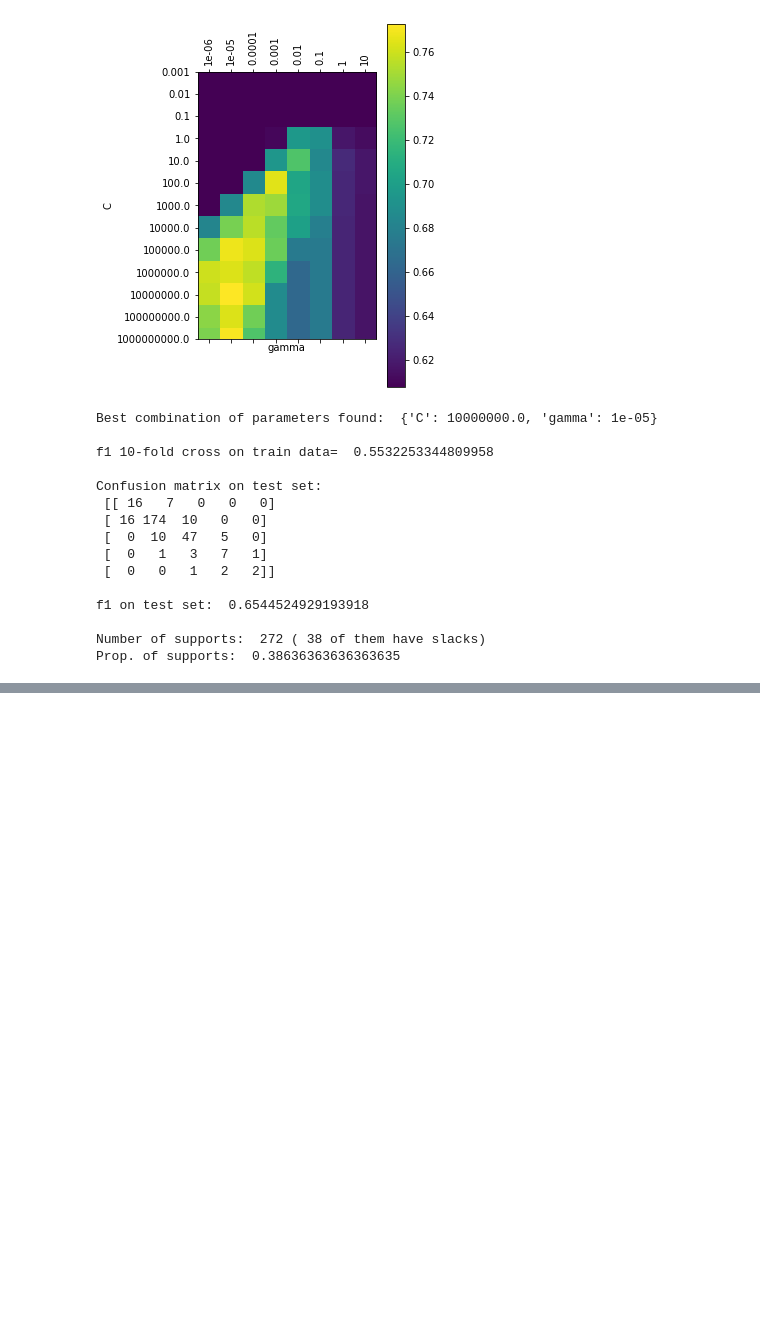
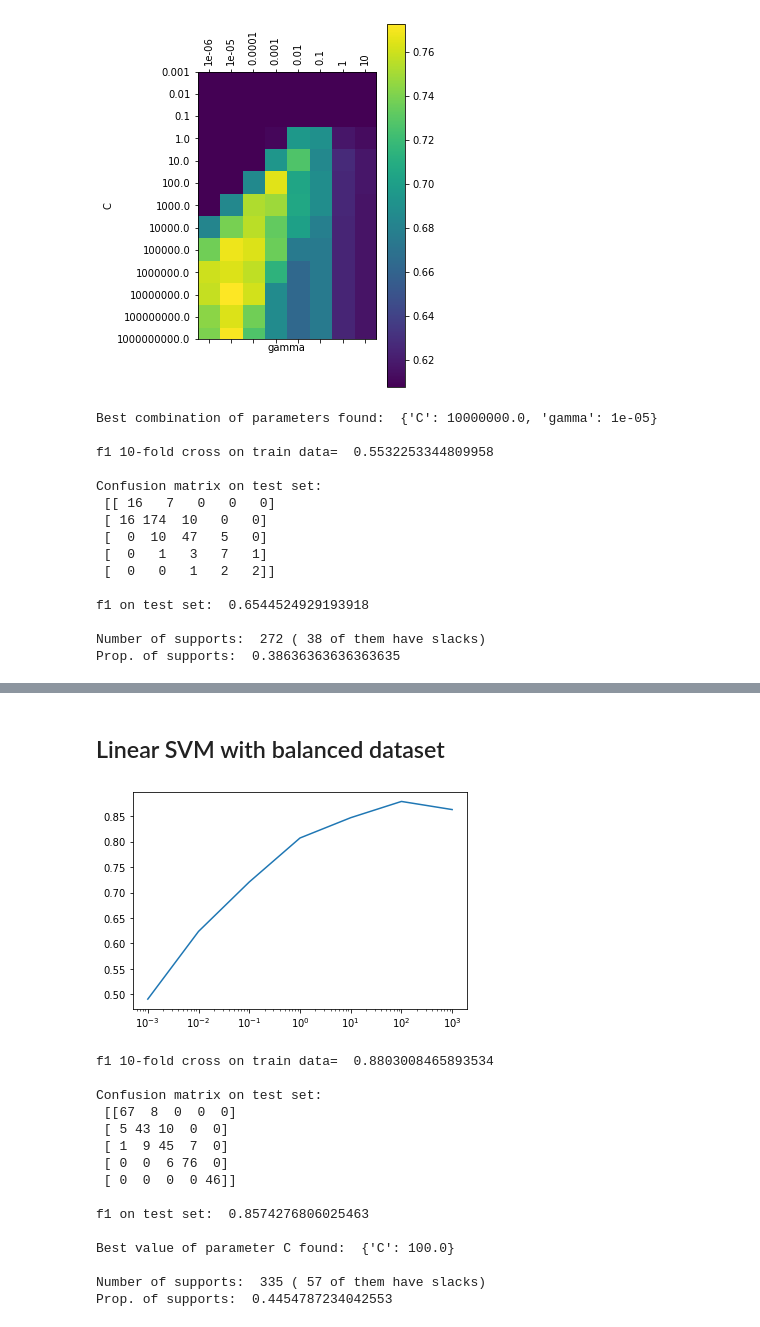
Before and after one commit to FerranAgulloLopez/DataMiningHousePrices, a Jupyter notebook: scripts/SVM .ipynb, the cells around one changed output, grey strips where cells are left out. Drawn from its saved outputs; the diff is of its cells as text; code cells hidden in the pictures; blank space fills up the shorter version.

Commit message:
Improves SVM with balancing dataset

```diff
--- a/scripts/SVM .ipynb
+++ b/scripts/SVM .ipynb
@@ -406,0 +408,66 @@ So we conclude that using the RBF kernel is better.
+# %%
+X = bdata.drop(columns='SalePrice')
+X = X.drop(columns = 'Id')
+Y = bdata.loc[:,'SalePrice']
+
+le = Pre.LabelEncoder()
+le.fit(Y)
+Y = le.fit_transform(Y)
+i = 0
+for t in X.dtypes:
+    if t == object or t == bool:
+        le.fit(X.iloc[:,i])
+        X.iloc[:,i] = le.fit_transform(X.iloc[:,i])
+    i += 1
+
+X_train, X_test, y_train, y_test = cv.train_test_split(X, Y, test_size=.3, random_state=1)
+# %% [markdown]
+## Linear SVM with balanced dataset
+# %%
+# List of C values to test. We usualy test diverse orders of magnitude
+#Cs = np.logspace(-3, 11, num=15, base=10.0)
+Cs = np.logspace(-3, 3, num=7, base=10.0)
+
+param_grid = {'C': Cs}
+#grid_search = GridSearchCV(LinearSVC(), param_grid, cv=10)
+grid_search = GridSearchCV(SVC(kernel='linear'), param_grid, cv=10)
+grid_search.fit(X_train,y_train)
+
+# Let's plot the 10-fold cross.validation accuracy deppending on C
+scores = grid_search.cv_results_['mean_test_score']
+plt.semilogx(Cs,scores)
+plt.show()
+
+parval=grid_search.best_params_
+cvacc = cross_val_score(SVC(C=parval['C'],kernel='linear'), X=X_train,  y=y_train, cv=10, scoring='f1_macro')
+print('f1 10-fold cross on train data= ', cvacc.mean())
+
+
+# Let's apply the best C parameter found to the test set
+
+#knc = LinearSVC(C=parval['C'])
+knc = SVC(C=parval['C'],kernel='linear')
+knc.fit(X_train, y_train)
+pred=knc.predict(X_test)
+print("\nConfusion matrix on test set:\n",sklearn.metrics.confusion_matrix(y_test, pred))
+print("\nf1 on test set: ",sklearn.metrics.f1_score(y_test, pred,average='macro'))
+print("\nBest value of parameter C found: ",parval)
+print("\nNumber of supports: ",np.sum(knc.n_support_), "(",np.sum(np.abs(knc.dual_coef_)==parval['C']) ,"of them have slacks)")
+print("Prop. of supports: ",np.sum(knc.n_support_)/X_train.shape[0])
+# %% [output]
+[figure, added]
+f1 10-fold cross on train data=  0.8803008465893534
+
+Confusion matrix on test set:
+ [[67  8  0  0  0]
+ [ 5 43 10  0  0]
+ [ 1  9 45  7  0]
+ [ 0  0  6 76  0]
+ [ 0  0  0  0 46]]
+
+f1 on test set:  0.8574276806025463
+
+Best value of parameter C found:  {'C': 100.0}
+
+Number of supports:  335 ( 57 of them have slacks)
+Prop. of supports:  0.4454787234042553
```
Also changed, not shown: parts of 7 cells of this notebook.
